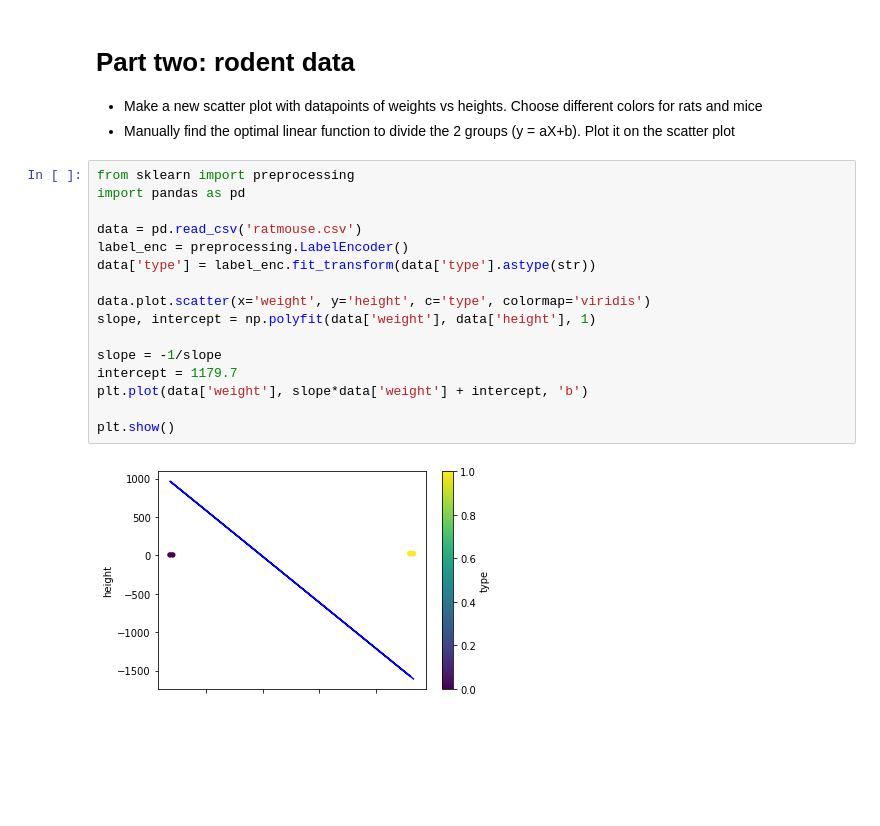
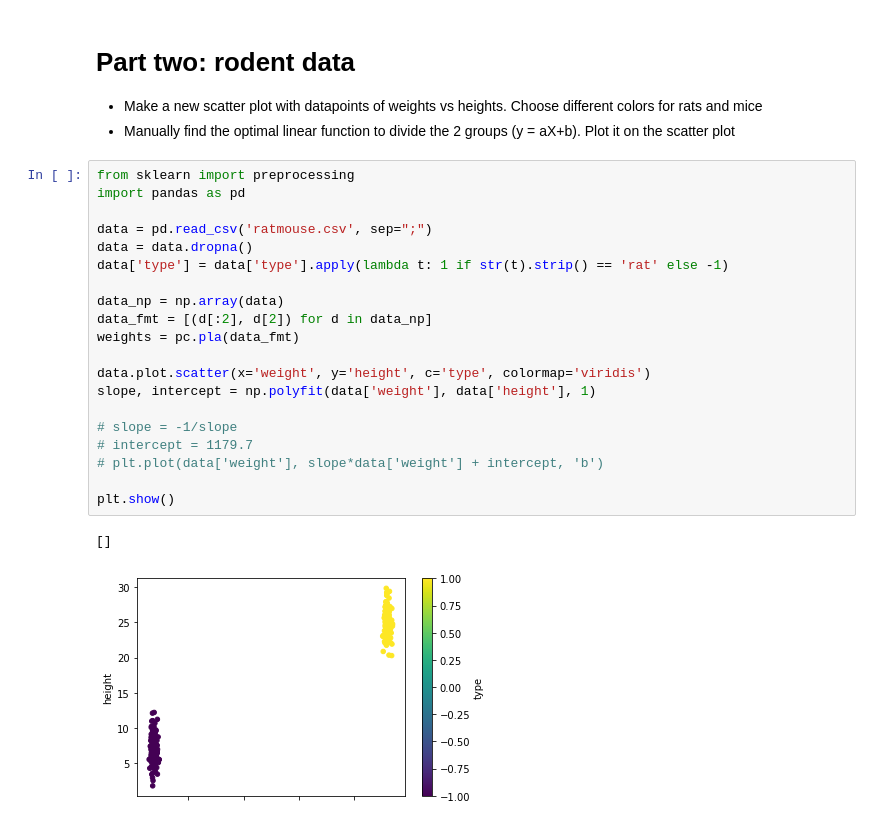
Before and after one commit to AndreasVikke-School/CPH-Business-Python, a Jupyter notebook: Week11/Week Excersise/Week11.ipynb, the cells around one changed output. Cells and saved outputs as stored; diff of their text form; blank space fills up the shorter version.

```diff
--- a/Week11/Week Excersise/Week11.ipynb
+++ b/Week11/Week Excersise/Week11.ipynb
@@ -38,20 +28,25 @@ perceptron([1, 2, 3, 4, 5], [1, 1, 2, 1, 1])
 # %%
 from sklearn import preprocessing
 import pandas as pd
 
-data = pd.read_csv('ratmouse.csv')
-label_enc = preprocessing.LabelEncoder()
-data['type'] = label_enc.fit_transform(data['type'].astype(str))
+data = pd.read_csv('ratmouse.csv', sep=";")
+data = data.dropna()
+data['type'] = data['type'].apply(lambda t: 1 if str(t).strip() == 'rat' else -1)
+
+data_np = np.array(data)
+data_fmt = [(d[:2], d[2]) for d in data_np]
+weights = pc.pla(data_fmt)
 
 data.plot.scatter(x='weight', y='height', c='type', colormap='viridis')
 slope, intercept = np.polyfit(data['weight'], data['height'], 1)
 
-slope = -1/slope
-intercept = 1179.7
-plt.plot(data['weight'], slope*data['weight'] + intercept, 'b')
+# slope = -1/slope
+# intercept = 1179.7
+# plt.plot(data['weight'], slope*data['weight'] + intercept, 'b')
 
 plt.show()
 # %% [output]
+[]
-[figure, old version]
+[figure, new version]
 # %%
 def predict(inp_vec, weights):
```
Also changed, not shown: parts of 4 cells of this notebook, 22 other files.
